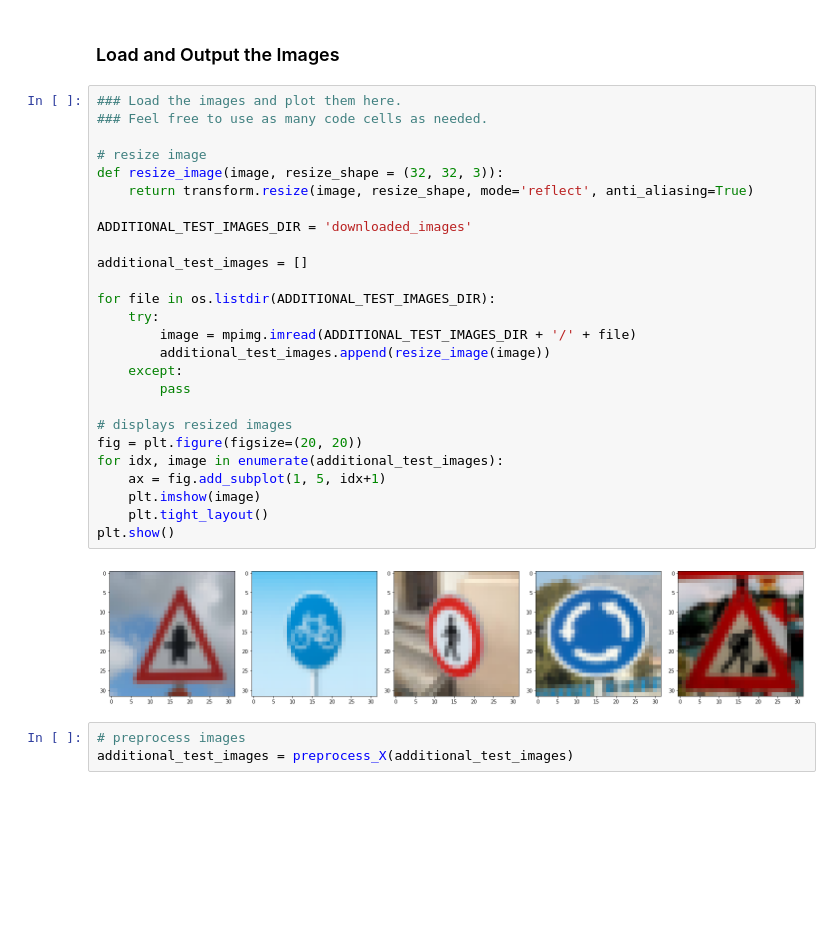
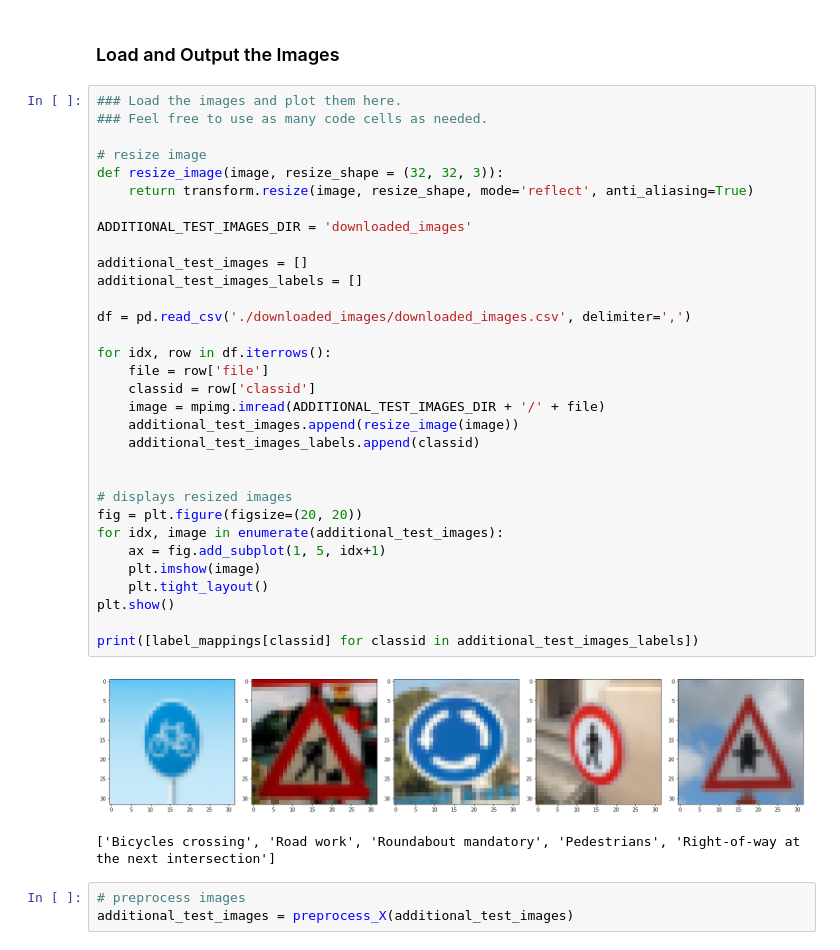
Before and after one commit to shunjilin/UdacityCarNDTrafficSignClassifier, a Jupyter notebook: Traffic_Sign_Classifier.ipynb, the cells around one changed output. Drawn from its saved outputs; the diff is of its cells as text; blank space fills up the shorter version.

Commit message:
test writeup

```diff
--- a/Traffic_Sign_Classifier.ipynb
+++ b/Traffic_Sign_Classifier.ipynb
@@ -504,31 +467,38 @@ You may find `signnames.csv` useful as it contains mappings from the class id (i
 # %%
 ### Load the images and plot them here.
 ### Feel free to use as many code cells as needed.
 
 # resize image
 def resize_image(image, resize_shape = (32, 32, 3)):
     return transform.resize(image, resize_shape, mode='reflect', anti_aliasing=True)
 
 ADDITIONAL_TEST_IMAGES_DIR = 'downloaded_images'
 
 additional_test_images = []
+additional_test_images_labels = []
 
-for file in os.listdir(ADDITIONAL_TEST_IMAGES_DIR):
-    try:
-        image = mpimg.imread(ADDITIONAL_TEST_IMAGES_DIR + '/' + file)
-        additional_test_images.append(resize_image(image))
-    except:
-        pass
+df = pd.read_csv('./downloaded_images/downloaded_images.csv', delimiter=',')
+
+for idx, row in df.iterrows():
+    file = row['file']
+    classid = row['classid']
+    image = mpimg.imread(ADDITIONAL_TEST_IMAGES_DIR + '/' + file)
+    additional_test_images.append(resize_image(image))
+    additional_test_images_labels.append(classid)
+
 
 # displays resized images
 fig = plt.figure(figsize=(20, 20))
 for idx, image in enumerate(additional_test_images):
     ax = fig.add_subplot(1, 5, idx+1)
     plt.imshow(image)
     plt.tight_layout()
 plt.show()
+
+print([label_mappings[classid] for classid in additional_test_images_labels])
 # %% [output]
-[figure, old version]
+[figure, new version]
+['Bicycles crossing', 'Road work', 'Roundabout mandatory', 'Pedestrians', 'Right-of-way at the next intersection']
 # %%
 # preprocess images
 additional_test_images = preprocess_X(additional_test_images)
```
Also changed, not shown: parts of 18 cells of this notebook, 3 other files.
